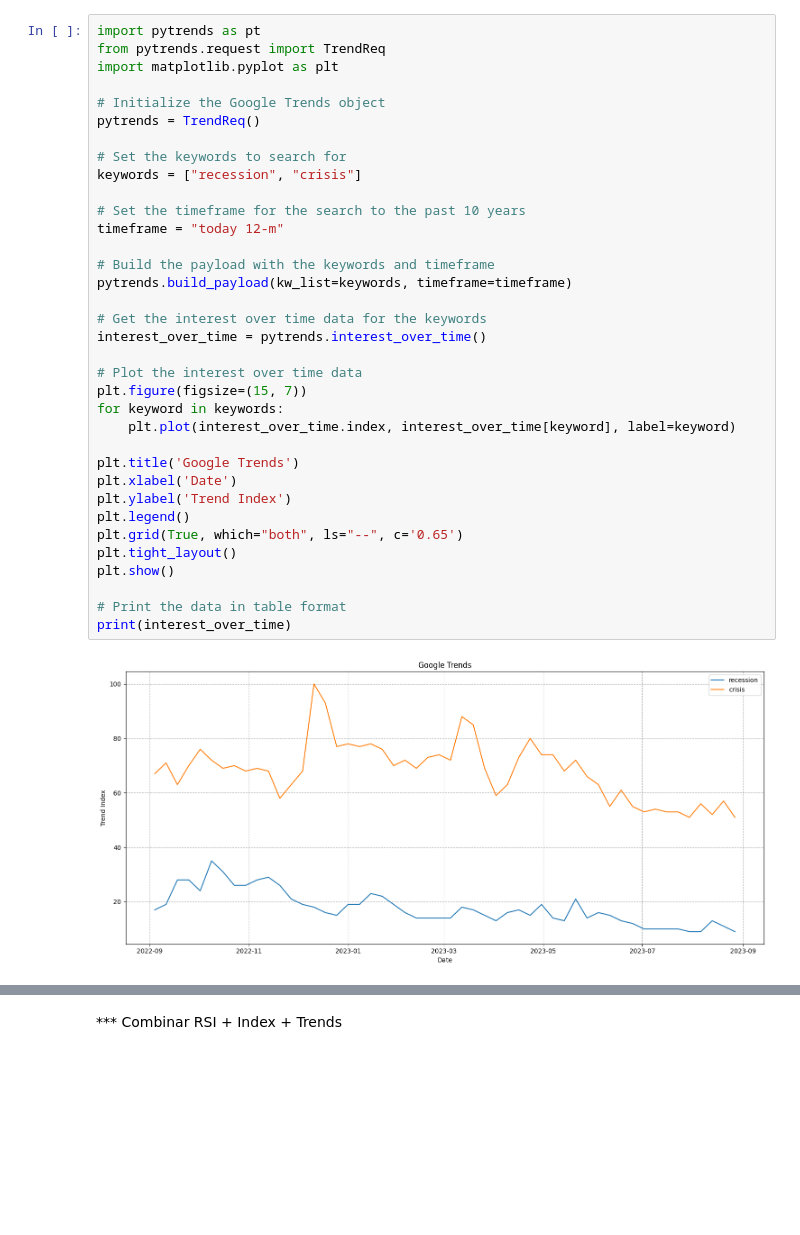
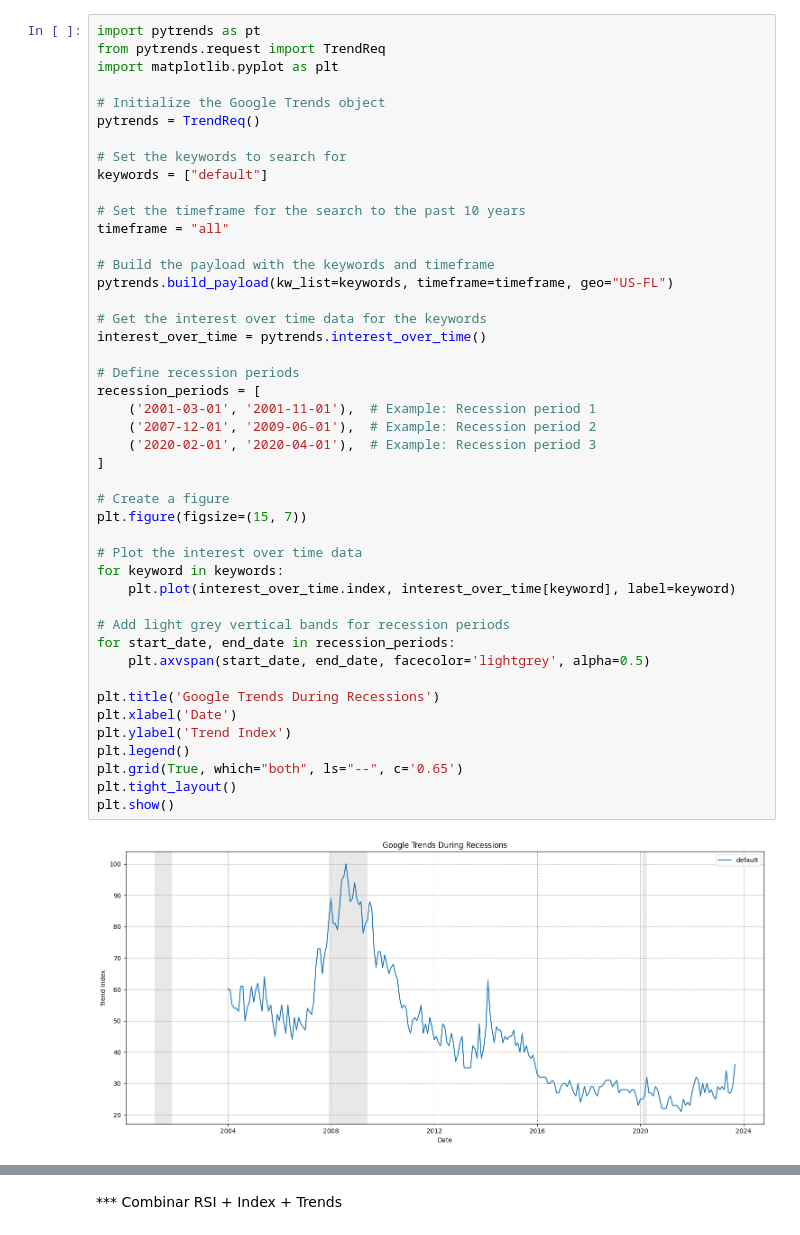
Before and after one commit to luisgdelafuente/google-trends, a Jupyter notebook: the R index.ipynb, the cells around one changed output, grey strips where cells are left out. Drawn from its saved outputs; the diff is of its cells as text; blank space fills up the shorter version.

```diff
--- a/the R index.ipynb
+++ b/the R index.ipynb
@@ -1,37 +1,47 @@
 # %%
 import pytrends as pt
 from pytrends.request import TrendReq
 import matplotlib.pyplot as plt
 
 # Initialize the Google Trends object
 pytrends = TrendReq()
 
 # Set the keywords to search for
-keywords = ["recession", "crisis"]
+keywords = ["default"]
 
 # Set the timeframe for the search to the past 10 years
-timeframe = "today 12-m"
+timeframe = "all"
 
 # Build the payload with the keywords and timeframe
-pytrends.build_payload(kw_list=keywords, timeframe=timeframe)
+pytrends.build_payload(kw_list=keywords, timeframe=timeframe, geo="US-FL")
 
 # Get the interest over time data for the keywords
 interest_over_time = pytrends.interest_over_time()
 
+# Define recession periods
+recession_periods = [
+    ('2001-03-01', '2001-11-01'),  # Example: Recession period 1
+    ('2007-12-01', '2009-06-01'),  # Example: Recession period 2
+    ('2020-02-01', '2020-04-01'),  # Example: Recession period 3
+]
+
+# Create a figure
+plt.figure(figsize=(15, 7))
+
 # Plot the interest over time data
-plt.figure(figsize=(15, 7))
 for keyword in keywords:
     plt.plot(interest_over_time.index, interest_over_time[keyword], label=keyword)
 
-plt.title('Google Trends')
+# Add light grey vertical bands for recession periods
+for start_date, end_date in recession_periods:
+    plt.axvspan(start_date, end_date, facecolor='lightgrey', alpha=0.5)
+
+plt.title('Google Trends During Recessions')
 plt.xlabel('Date')
 plt.ylabel('Trend Index')
 plt.legend()
 plt.grid(True, which="both", ls="--", c='0.65')
 plt.tight_layout()
 plt.show()
-
-# Print the data in table format
-print(interest_over_time)
 # %% [output]
-[figure, old version]
+[figure, new version]
```
Also changed, not shown: parts of 2 cells of this notebook.
